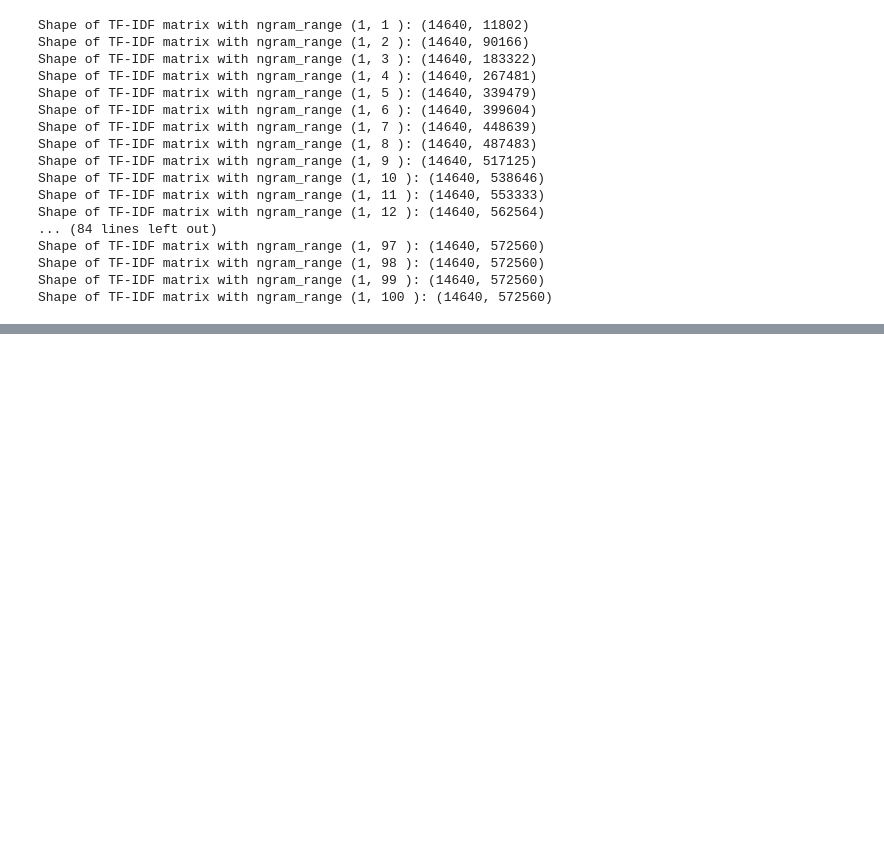
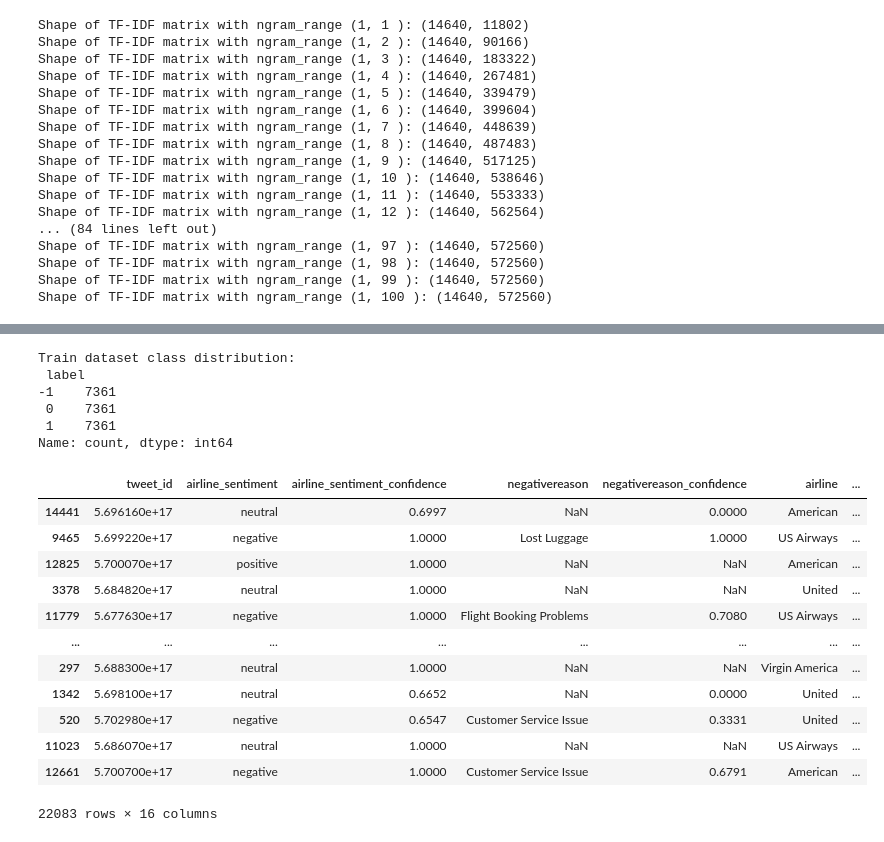
Before and after one commit to Dodhon/sentimentAnalysisUsingMachineLearningModels, a Jupyter notebook: src/script.ipynb, the cells around one changed output, grey strips where cells are left out. Cells and saved outputs as stored; diff of their text form; code cells hidden in the pictures; blank space fills up the shorter version.

```diff
--- a/src/script.ipynb
+++ b/src/script.ipynb
@@ -386,0 +450,39 @@ Shape of TF-IDF matrix with ngram_range (1, 100 ): (14640, 572560)
+# %%
+
+def undersampling(train_X):
+    df_major_neg = train_X[train_X['label'] == -1]
+    df_minor_neu = train_X[train_X['label'] == 0]
+    df_minor_pos = train_X[train_X['label'] == 1]
+
+    minority_count = min(len(df_minor_neu), len(df_minor_pos))
+
+    df_major_neg_undersampled = resample(df_major_neg,
+                                 replace = False,
+                                 n_samples = minority_count,
+                                 random_state = 1000)
+
+    trainX = pd.concat([df_major_neg_undersampled, df_minor_neu, df_minor_pos])
+    print("Train dataset class distribution: \n", trainX.label.value_counts())
+    trainX = shuffle(trainX, random_state = 200)
+    return trainX
+undersampling(train_X)
+# %% [output]
+Train dataset class distribution:
+ label
+-1    7361
+ 0    7361
+ 1    7361
+Name: count, dtype: int64
+|  | tweet_id | airline_sentiment | airline_sentiment_confidence | negativereason | negativereason_confidence | airline | ... |
+| 14441 | 5.696160e+17 | neutral | 0.6997 | NaN | 0.0000 | American | ... |
+| 9465 | 5.699220e+17 | negative | 1.0000 | Lost Luggage | 1.0000 | US Airways | ... |
+| 12825 | 5.700070e+17 | positive | 1.0000 | NaN | NaN | American | ... |
+| 3378 | 5.684820e+17 | neutral | 1.0000 | NaN | NaN | United | ... |
+| 11779 | 5.677630e+17 | negative | 1.0000 | Flight Booking Problems | 0.7080 | US Airways | ... |
+| ... | ... | ... | ... | ... | ... | ... | ... |
+| 297 | 5.688300e+17 | neutral | 1.0000 | NaN | NaN | Virgin America | ... |
+| 1342 | 5.698100e+17 | neutral | 0.6652 | NaN | 0.0000 | United | ... |
+| 520 | 5.702980e+17 | negative | 0.6547 | Customer Service Issue | 0.3331 | United | ... |
+| 11023 | 5.686070e+17 | neutral | 1.0000 | NaN | NaN | US Airways | ... |
+| 12661 | 5.700700e+17 | negative | 1.0000 | Customer Service Issue | 0.6791 | American | ... |
+22083 rows × 16 columns
```
Also changed, not shown: parts of 2 cells of this notebook.
